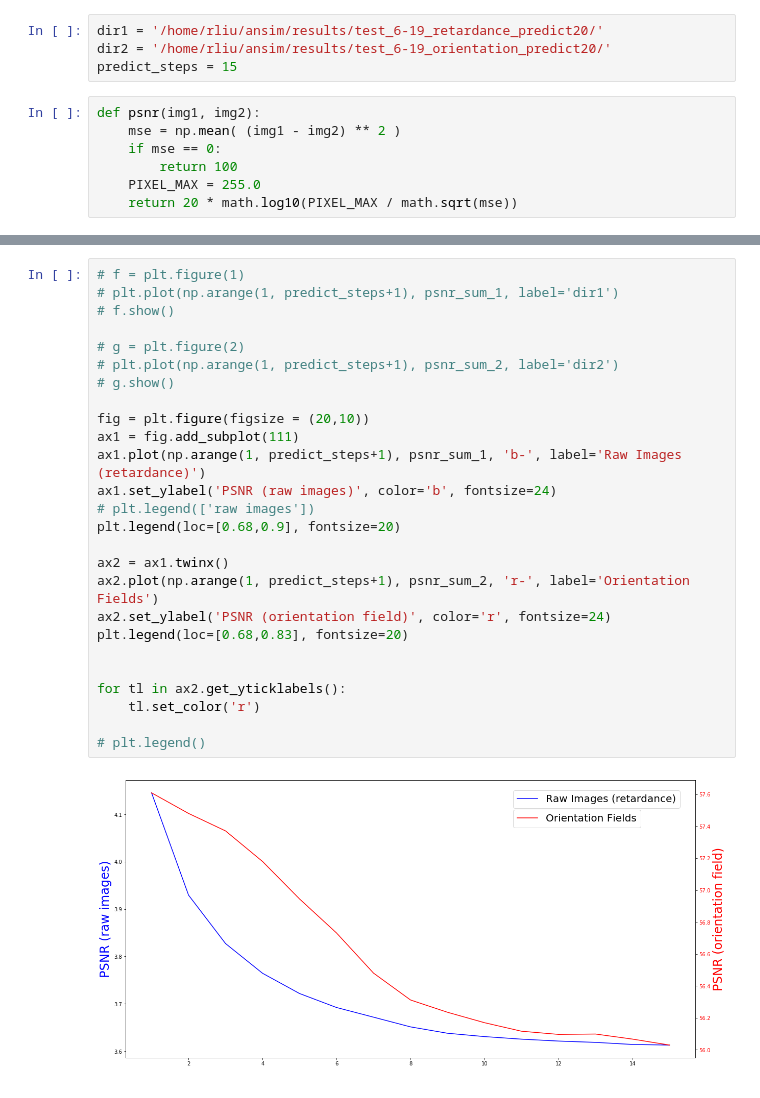
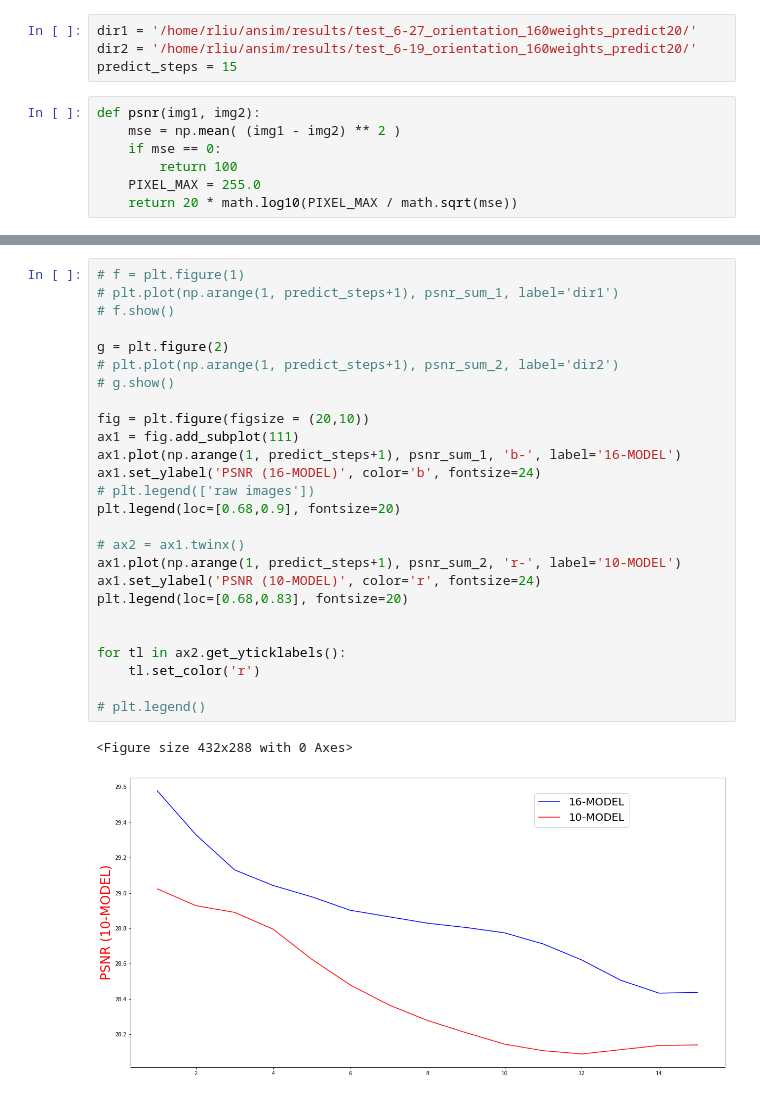
Before and after one commit to ruoshiliu/Orientation-Field-Prediction, a Jupyter notebook: unconfined_orientation/PSNR_score.ipynb, the cells around one changed output, grey strips where cells are left out. Drawn from its saved outputs; the diff is of its cells as text.

```diff
--- a/unconfined_orientation/PSNR_score.ipynb
+++ b/unconfined_orientation/PSNR_score.ipynb
@@ -20,6 +22,6 @@ import cv2
 # %%
-dir1 = '/home/rliu/ansim/results/test_6-19_retardance_predict20/'
-dir2 = '/home/rliu/ansim/results/test_6-19_orientation_predict20/'
+dir1 = '/home/rliu/ansim/results/test_6-27_orientation_160weights_predict20/'
+dir2 = '/home/rliu/ansim/results/test_6-19_orientation_160weights_predict20/'
 predict_steps = 15
 # %%
 def psnr(img1, img2):
@@ -64,28 +87,29 @@ for i in range(predict_steps):
 # %%
 # f = plt.figure(1)
 # plt.plot(np.arange(1, predict_steps+1), psnr_sum_1, label='dir1')
 # f.show()
 
-# g = plt.figure(2)
+g = plt.figure(2)
 # plt.plot(np.arange(1, predict_steps+1), psnr_sum_2, label='dir2')
 # g.show()
 
 fig = plt.figure(figsize = (20,10))
 ax1 = fig.add_subplot(111)
-ax1.plot(np.arange(1, predict_steps+1), psnr_sum_1, 'b-', label='Raw Images (retardance)')
-ax1.set_ylabel('PSNR (raw images)', color='b', fontsize=24)
+ax1.plot(np.arange(1, predict_steps+1), psnr_sum_1, 'b-', label='16-MODEL')
+ax1.set_ylabel('PSNR (16-MODEL)', color='b', fontsize=24)
 # plt.legend(['raw images'])
 plt.legend(loc=[0.68,0.9], fontsize=20)
 
-ax2 = ax1.twinx()
-ax2.plot(np.arange(1, predict_steps+1), psnr_sum_2, 'r-', label='Orientation Fields')
-ax2.set_ylabel('PSNR (orientation field)', color='r', fontsize=24)
+# ax2 = ax1.twinx()
+ax1.plot(np.arange(1, predict_steps+1), psnr_sum_2, 'r-', label='10-MODEL')
+ax1.set_ylabel('PSNR (10-MODEL)', color='r', fontsize=24)
 plt.legend(loc=[0.68,0.83], fontsize=20)
 
 
 for tl in ax2.get_yticklabels():
     tl.set_color('r')
 
 # plt.legend()
 # %% [output]
+<Figure size 432x288 with 0 Axes>
-[figure, old version]
+[figure, new version]
```
Also changed, not shown: parts of 5 cells of this notebook, 5 other files.
